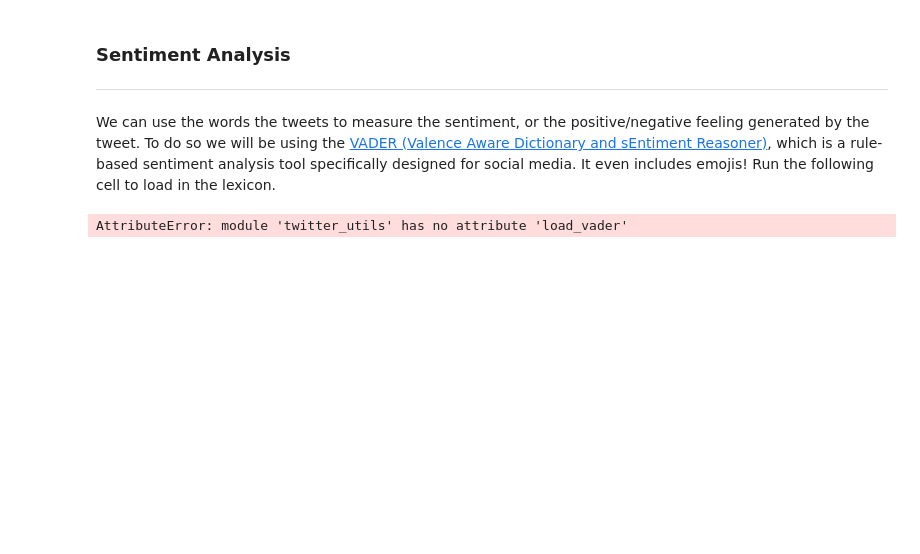
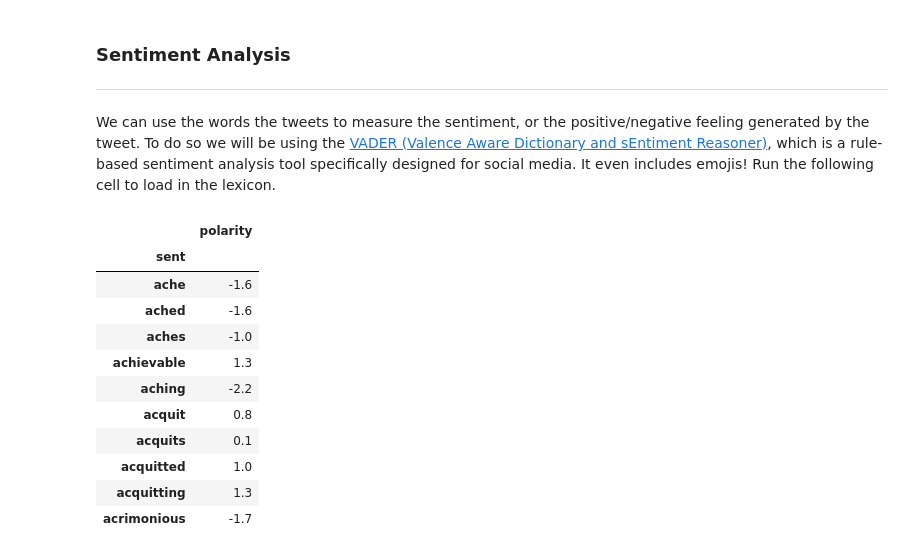
Before and after one commit to ds-modules/CP-101, a Jupyter notebook: lab_8/webscraping_solutions.ipynb, the cells around one changed output. Cells and saved outputs as stored; diff of their text form; code cells hidden in the pictures; blank space fills up the shorter version.

```diff
--- a/lab_8/webscraping_solutions.ipynb
+++ b/lab_8/webscraping_solutions.ipynb
@@ -305,8 +305,19 @@ YOUR ANSWER HERE
 ---
 We can use the words the tweets to measure the sentiment, or the positive/negative feeling generated by the tweet. To do so we will be using the [VADER (Valence Aware Dictionary and sEntiment Reasoner)](https://github.com/cjhutto/vaderSentiment), which is a rule-based sentiment analysis tool specifically designed for social media. It even includes emojis! Run the following cell to load in the lexicon.
 # %%
-vader = tu.load_vader()
-vader
+vader = load_vader()
+vader.iloc[500:510, :]
 # %% [output]
-AttributeError: module 'twitter_utils' has no attribute 'load_vader'
+|  | polarity |
+| sent |  |
+| ache | -1.6 |
+| ached | -1.6 |
+| aches | -1.0 |
+| achievable | 1.3 |
+| aching | -2.2 |
+| acquit | 0.8 |
+| acquits | 0.1 |
+| acquitted | 1.0 |
+| acquitting | 1.3 |
+| acrimonious | -1.7 |
 # %% [markdown]
```
Also changed, not shown: parts of 12 cells of this notebook, 2 other files.
